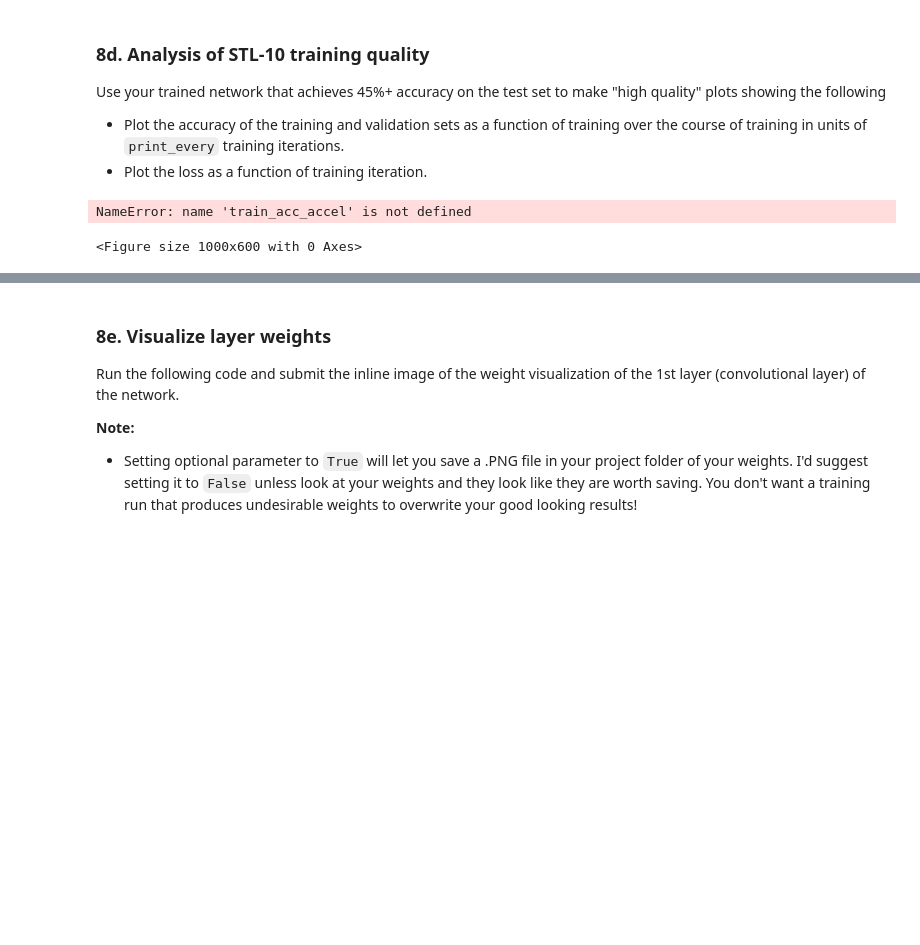
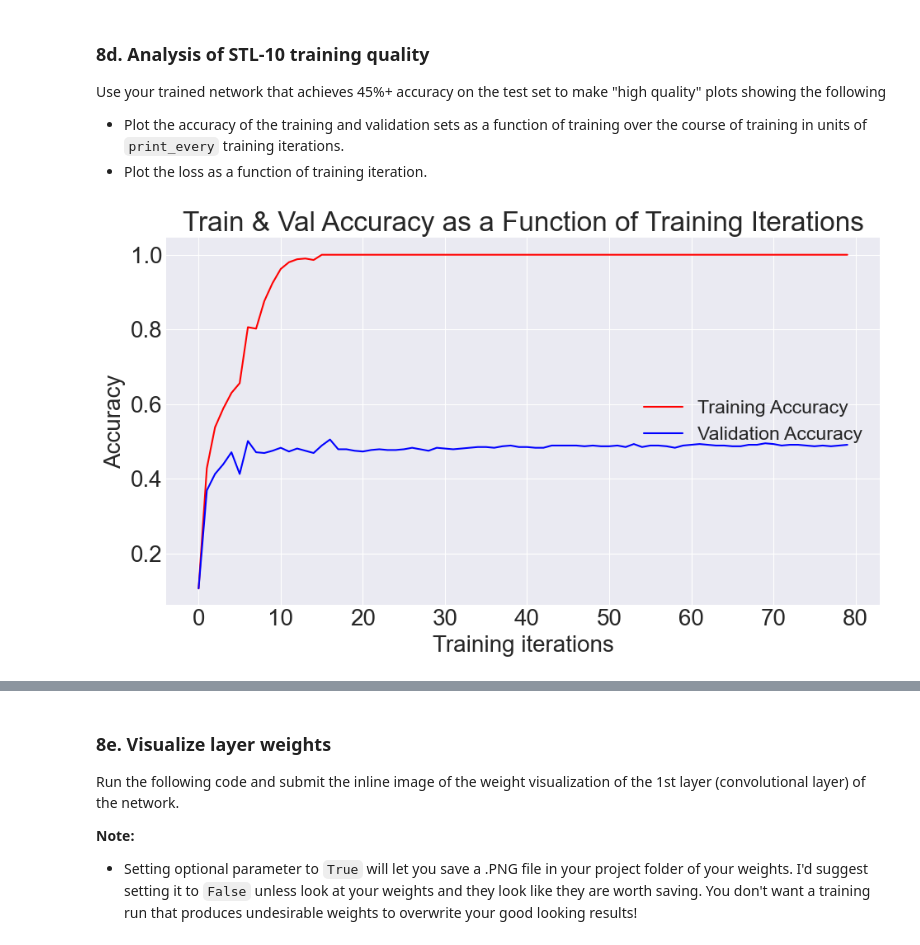
Before and after one commit to sampolz/Neural-Networks, a Jupyter notebook: Project 3/optimize_and_train_cnn.ipynb, the cells around one changed output, grey strips where cells are left out. Saved outputs shown, nothing was run; the diff lists cells and outputs as text; code cells hidden in the pictures; blank space fills up the shorter version.

```diff
--- a/Project 3/optimize_and_train_cnn.ipynb
+++ b/Project 3/optimize_and_train_cnn.ipynb
@@ -514,16 +545,15 @@ Use your trained network that achieves 45%+ accuracy on the test set to make "hi
 # %%
 #Train and Val accuracy
 plt.figure(figsize=(10, 6))
 plt.plot(train_acc_accel, label='Training Accuracy', color='red')
-plt.plot(val_acc_accel, label='Validation Accuracy', color='green')
+plt.plot(val_acc_accel, label='Validation Accuracy', color='blue')
 plt.xlabel('Training iterations')
-plt.ylabel('Training Accuracy')
-plt.title('Training Accuracy as a Function of Training Iterations')
+plt.ylabel('Accuracy')
+plt.title('Train & Val Accuracy as a Function of Training Iterations')
 plt.legend(fontsize = 'small', loc = 7)
 plt.tight_layout()
 plt.show()
 # %% [output]
-NameError: name 'train_acc_accel' is not defined
-<Figure size 1000x600 with 0 Axes>
+[figure, added]
 # %%
 #Loss as a function of training iteration
```
Also changed, not shown: parts of 3 cells of this notebook, 1 other file.
